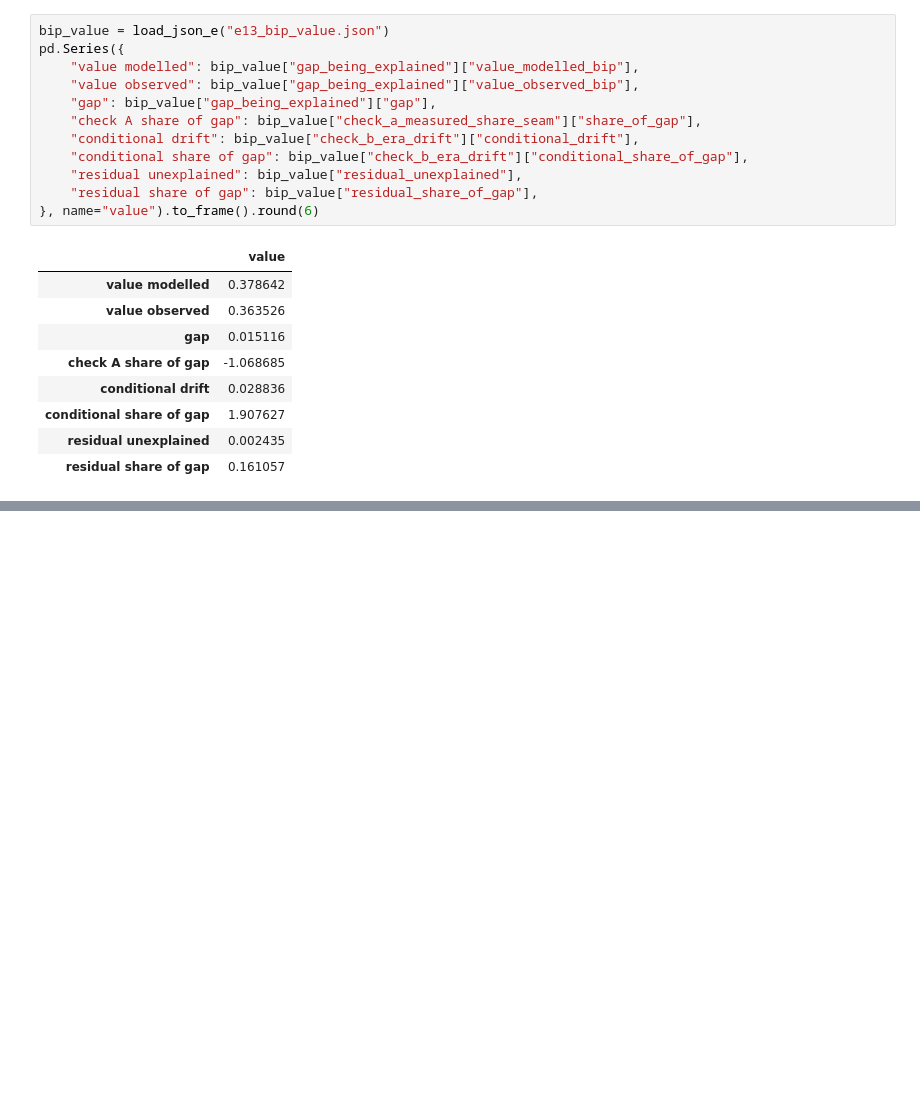
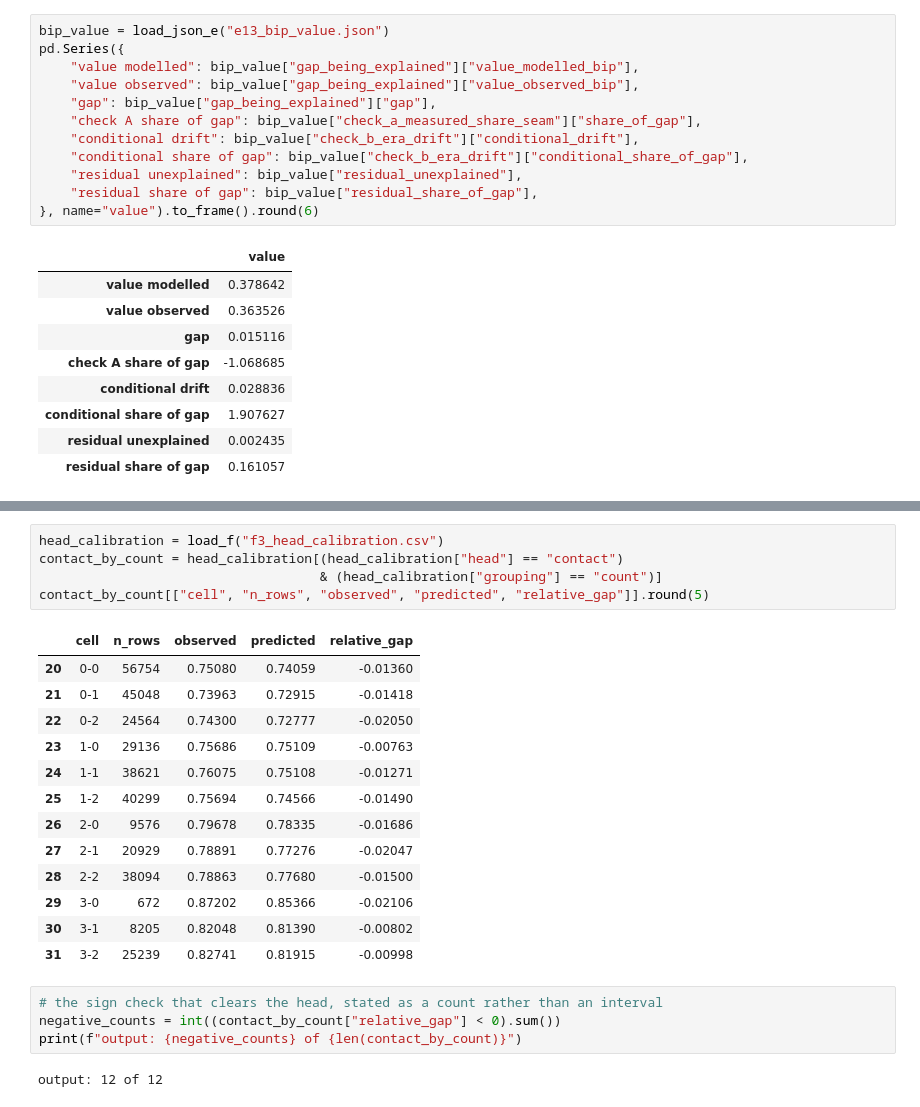
Before and after one commit to nseluga/Hitter-Embedding, a Jupyter notebook: notebooks/05_evaluation.ipynb, the cells around one changed output, grey strips where cells are left out. Cells and saved outputs as stored; diff of their text form; blank space fills up the shorter version.

```diff
--- a/notebooks/05_evaluation.ipynb
+++ b/notebooks/05_evaluation.ipynb
@@ -669,0 +771,25 @@ pd.Series({
+# %%
+head_calibration = load_f("f3_head_calibration.csv")
+contact_by_count = head_calibration[(head_calibration["head"] == "contact")
+                                    & (head_calibration["grouping"] == "count")]
+contact_by_count[["cell", "n_rows", "observed", "predicted", "relative_gap"]].round(5)
+# %% [output]
+|  | cell | n_rows | observed | predicted | relative_gap |
+| 20 | 0-0 | 56754 | 0.75080 | 0.74059 | -0.01360 |
+| 21 | 0-1 | 45048 | 0.73963 | 0.72915 | -0.01418 |
+| 22 | 0-2 | 24564 | 0.74300 | 0.72777 | -0.02050 |
+| 23 | 1-0 | 29136 | 0.75686 | 0.75109 | -0.00763 |
+| 24 | 1-1 | 38621 | 0.76075 | 0.75108 | -0.01271 |
+| 25 | 1-2 | 40299 | 0.75694 | 0.74566 | -0.01490 |
+| 26 | 2-0 | 9576 | 0.79678 | 0.78335 | -0.01686 |
+| 27 | 2-1 | 20929 | 0.78891 | 0.77276 | -0.02047 |
+| 28 | 2-2 | 38094 | 0.78863 | 0.77680 | -0.01500 |
+| 29 | 3-0 | 672 | 0.87202 | 0.85366 | -0.02106 |
+| 30 | 3-1 | 8205 | 0.82048 | 0.81390 | -0.00802 |
+| 31 | 3-2 | 25239 | 0.82741 | 0.81915 | -0.00998 |
+# %%
+# the sign check that clears the head, stated as a count rather than an interval
+negative_counts = int((contact_by_count["relative_gap"] < 0).sum())
+print(f"output: {negative_counts} of {len(contact_by_count)}")
+# %% [output]
+output: 12 of 12
```
Also changed, not shown: parts of 13 cells of this notebook, 21 other files.
